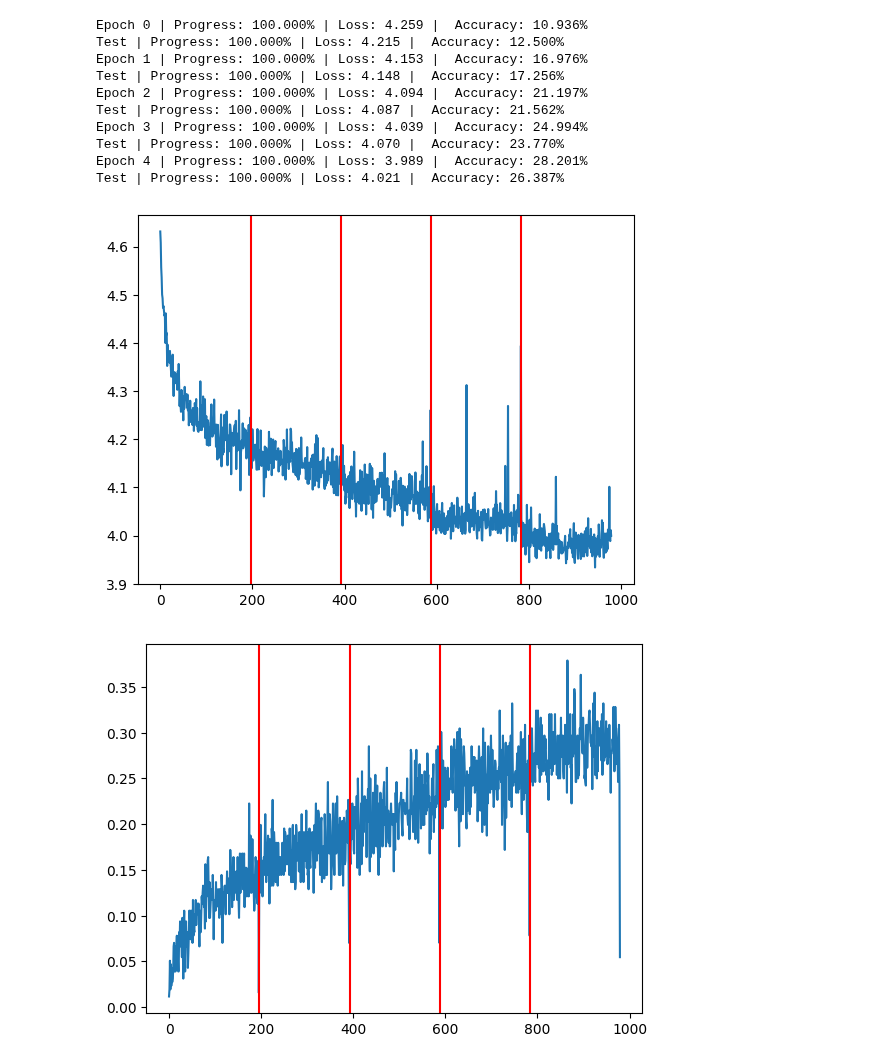
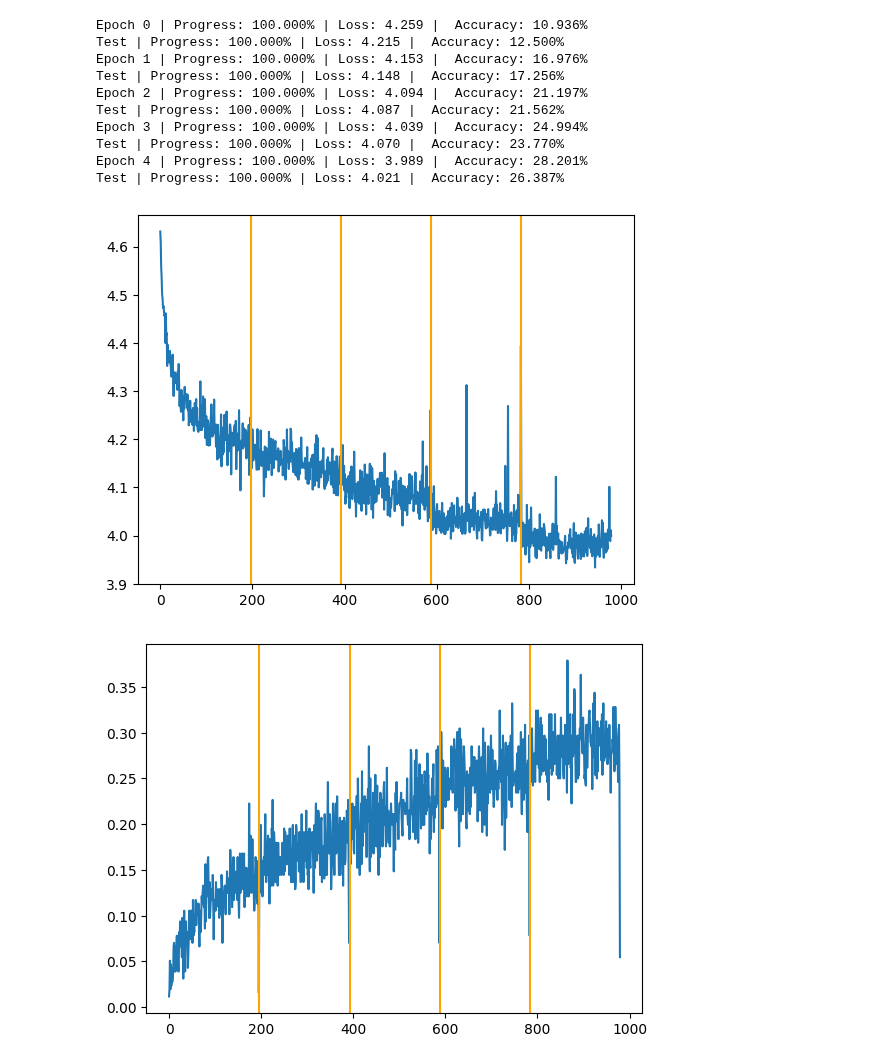
Before and after one commit to 91d906h4/Optimizer-Scheduling, a Jupyter notebook: src/main.ipynb, the cells around one changed output. Saved outputs shown, nothing was run; the diff lists cells and outputs as text; code cells hidden in the pictures.

```diff
--- a/src/main.ipynb
+++ b/src/main.ipynb
@@ -127,18 +127,18 @@ Test | Progress: 100.000% | Loss: 4.021 |  Accuracy: 26.387%
 # %%
 l, a = trainer.get_train_history()
 
 # Plot loss history.
 plt.plot(l)
-for i in [196, 196*2, 196*3, 196*4]: plt.axvline(x=i, color="red")
+for i in [196, 196*2, 196*3, 196*4]: plt.axvline(x=i, color="orange")
 plt.show()
 
 # Plot accuracy history.
 plt.plot(a)
-for i in [196, 196*2, 196*3, 196*4]: plt.axvline(x=i, color="red")
+for i in [196, 196*2, 196*3, 196*4]: plt.axvline(x=i, color="orange")
 plt.show()
 # %% [output]
-[figure, old version]
+[figure, new version]
-[figure, old version]
+[figure, new version]
 # %%
 # Save loss and accuracy history.
 loss_f = open("../results/loss_history.txt", "w")
```
